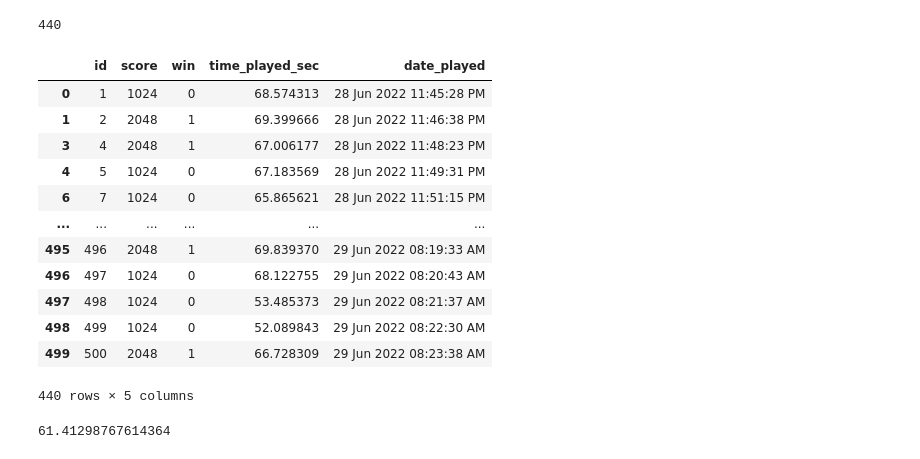
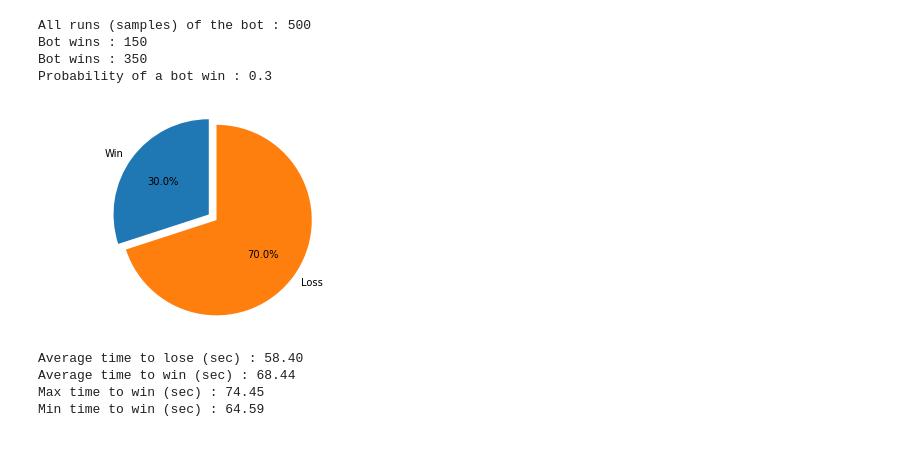
Before and after one commit to chizo4/2048-intelligent-bot, a Jupyter notebook: ai_implementation/notebook/bot_notebook.ipynb, the cells around one changed output. Cells and saved outputs as stored; diff of their text form; code cells hidden in the pictures.

Commit message:
Updated the notebook for the data analysis.

```diff
--- a/ai_implementation/notebook/bot_notebook.ipynb
+++ b/ai_implementation/notebook/bot_notebook.ipynb
@@ -46,24 +25,40 @@ df.tail(10)
-# %%
-len(df[df['score']>=1024])
-# %% [output]
-440
-# %%
-df[df['score']>=1024]
-# %% [output]
-|  | id | score | win | time_played_sec | date_played |
-| 0 | 1 | 1024 | 0 | 68.574313 | 28 Jun 2022 11:45:28 PM |
-| 1 | 2 | 2048 | 1 | 69.399666 | 28 Jun 2022 11:46:38 PM |
-| 3 | 4 | 2048 | 1 | 67.006177 | 28 Jun 2022 11:48:23 PM |
-| 4 | 5 | 1024 | 0 | 67.183569 | 28 Jun 2022 11:49:31 PM |
-| 6 | 7 | 1024 | 0 | 65.865621 | 28 Jun 2022 11:51:15 PM |
-| ... | ... | ... | ... | ... | ... |
-| 495 | 496 | 2048 | 1 | 69.839370 | 29 Jun 2022 08:19:33 AM |
-| 496 | 497 | 1024 | 0 | 68.122755 | 29 Jun 2022 08:20:43 AM |
-| 497 | 498 | 1024 | 0 | 53.485373 | 29 Jun 2022 08:21:37 AM |
-| 498 | 499 | 1024 | 0 | 52.089843 | 29 Jun 2022 08:22:30 AM |
-| 499 | 500 | 2048 | 1 | 66.728309 | 29 Jun 2022 08:23:38 AM |
-440 rows × 5 columns
-# %%
-df['time_played_sec'].mean()
-# %% [output]
-61.41298767614364
+# %%
+# Calculate the probability of winning a game.
+df_win = df[df['win']==1]
+df_loss = df[df['win']==0]
+win_prob = len(df_win)/len(df)
+print(f'All runs (samples) of the bot : {len(df)}')
+print(f'Bot wins : {len(df_win)}')
+print(f'Bot wins : {len(df_loss)}')
+print(f'Probability of a bot win : {win_prob}')
+# %% [output]
+All runs (samples) of the bot : 500
+Bot wins : 150
+Bot wins : 350
+Probability of a bot win : 0.3
+# %%
+# Pie chart for win-loss relation.
+labels = 'Win', 'Loss'
+results = [len(df_win), len(df_loss)]
+explode = (0, 0.1)
+fig1, ax1 = plt.subplots()
+ax1.pie(results, labels=labels, explode=explode, autopct='%1.1f%%', startangle=90)
+ax1.axis('equal')
+plt.show()
+# %% [output]
+[figure, added]
+# %%
+# Runtime analysis in seconds (for reference: the tests were run on Apple M1).
+avg_time_l = df_loss['time_played_sec'].mean()
+avg_time_w = df_win['time_played_sec'].mean()
+max_time_w = df_win['time_played_sec'].max()
+min_time_w = df_win['time_played_sec'].min()
+print(f'Average time to lose (sec) : {avg_time_l:.2f}')
+print(f'Average time to win (sec) : {avg_time_w:.2f}')
+print(f'Max time to win (sec) : {max_time_w:.2f}')
+print(f'Min time to win (sec) : {min_time_w:.2f}')
+# %% [output]
+Average time to lose (sec) : 58.40
+Average time to win (sec) : 68.44
+Max time to win (sec) : 74.45
+Min time to win (sec) : 64.59
```
Also changed, not shown: parts of 7 cells of this notebook.
